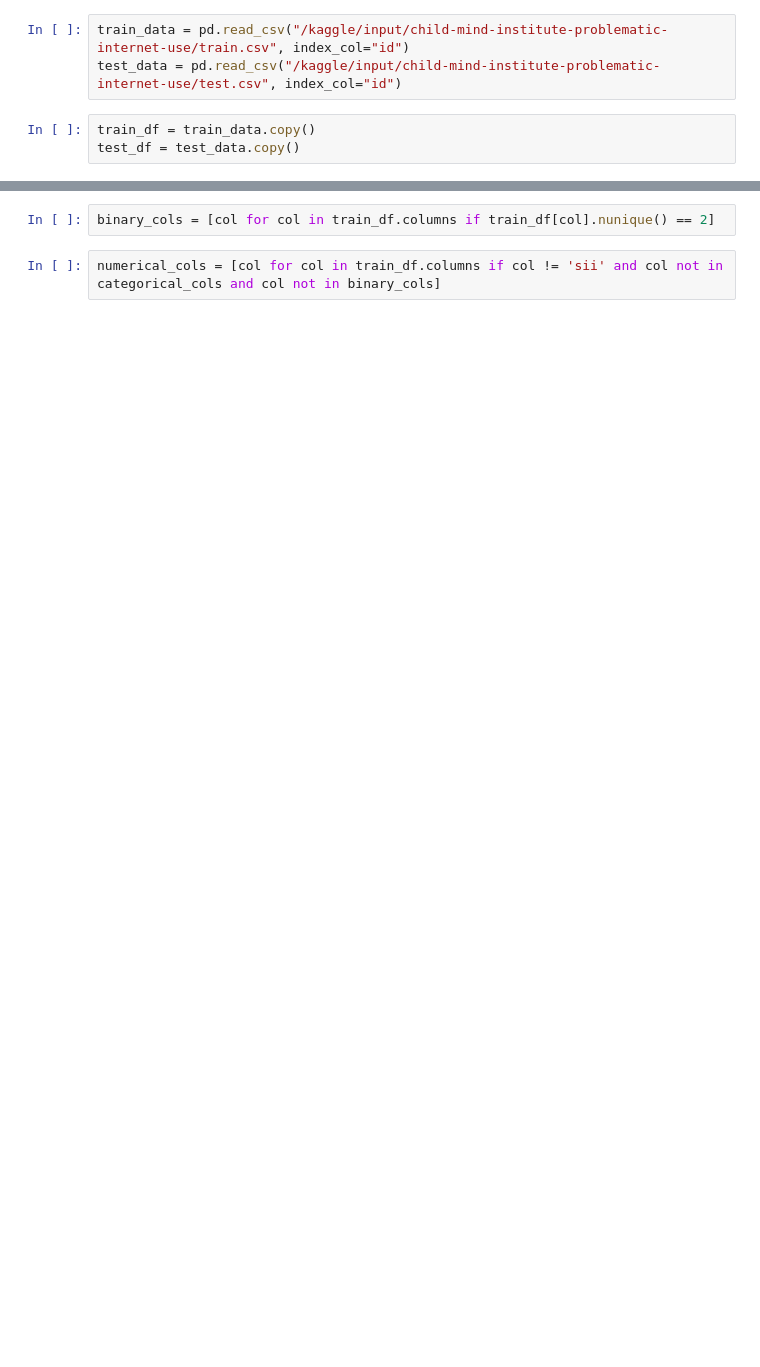
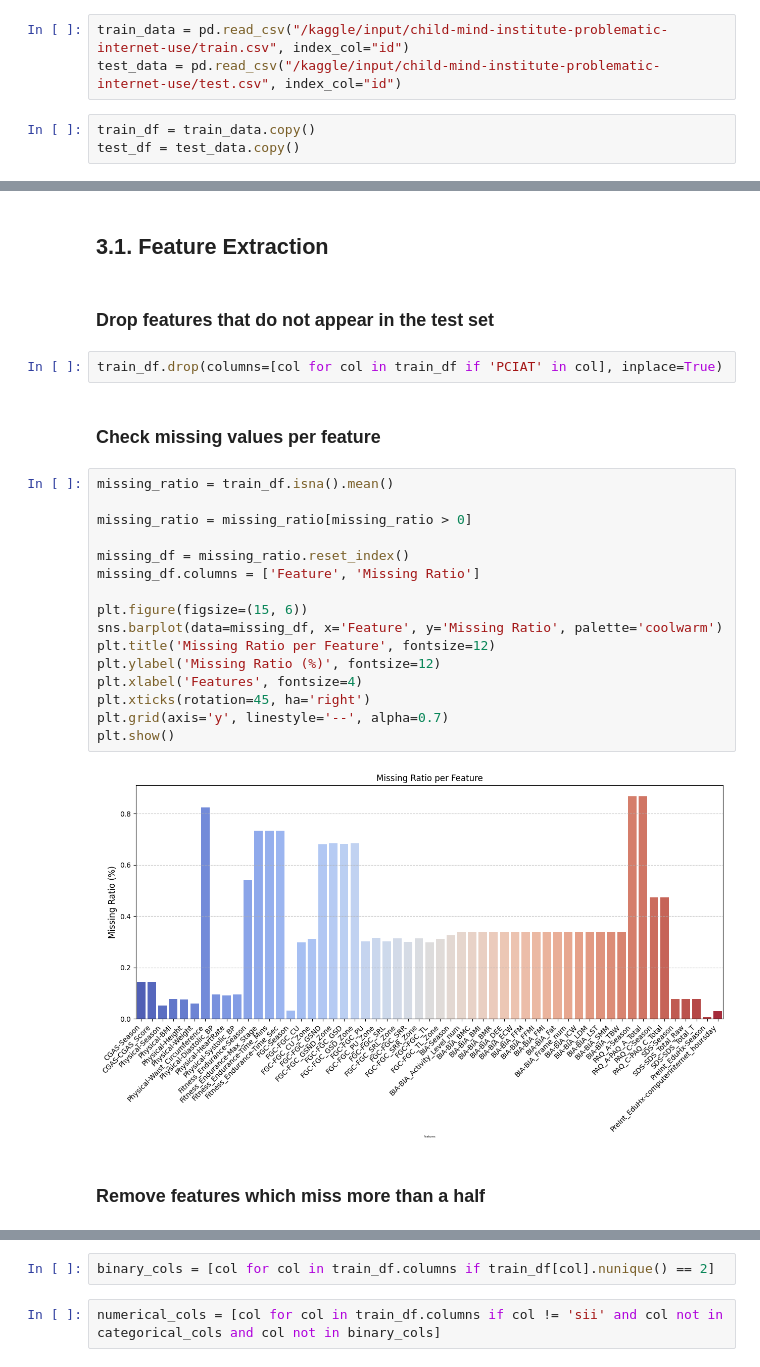
Before and after one commit to nguyentankdb17/Child_Mind_Institute, a Jupyter notebook: Approach1_Classifier/approach1_classifier.ipynb, the cells around one changed output, grey strips where cells are left out. Cells and saved outputs as stored; diff of their text form; blank space fills up the shorter version.

```diff
--- a/Approach1_Classifier/approach1_classifier.ipynb
+++ b/Approach1_Classifier/approach1_classifier.ipynb
@@ -75,0 +128,28 @@ memory usage: 1.0+ MB
+# %% [markdown]
+## 3.1. Feature Extraction
+# %% [markdown]
+### Drop features that do not appear in the test set
+# %%
+train_df.drop(columns=[col for col in train_df if 'PCIAT' in col], inplace=True)
+# %% [markdown]
+### Check missing values per feature
+# %%
+missing_ratio = train_df.isna().mean()
+
+missing_ratio = missing_ratio[missing_ratio > 0]
+
+missing_df = missing_ratio.reset_index()
+missing_df.columns = ['Feature', 'Missing Ratio']
+
+plt.figure(figsize=(15, 6))
+sns.barplot(data=missing_df, x='Feature', y='Missing Ratio', palette='coolwarm')
+plt.title('Missing Ratio per Feature', fontsize=12)
+plt.ylabel('Missing Ratio (%)', fontsize=12)
+plt.xlabel('Features', fontsize=4)
+plt.xticks(rotation=45, ha='right')
+plt.grid(axis='y', linestyle='--', alpha=0.7)
+plt.show()
+# %% [output]
+[figure, added]
+# %% [markdown]
+### Remove features which miss more than a half
```
Also changed, not shown: parts of 75 cells of this notebook.
